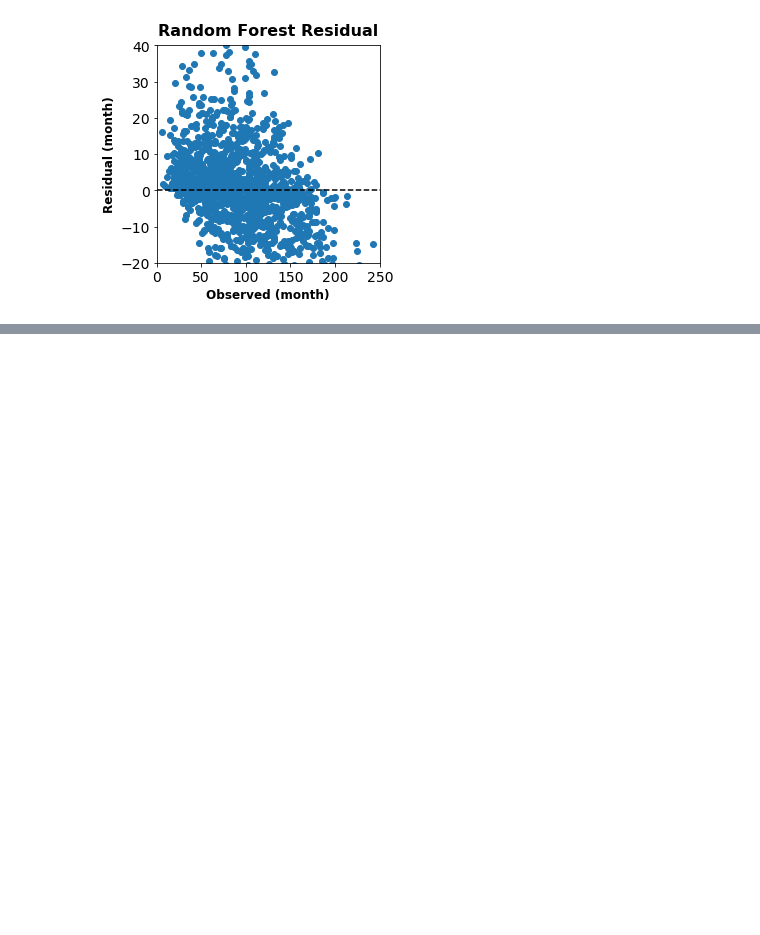
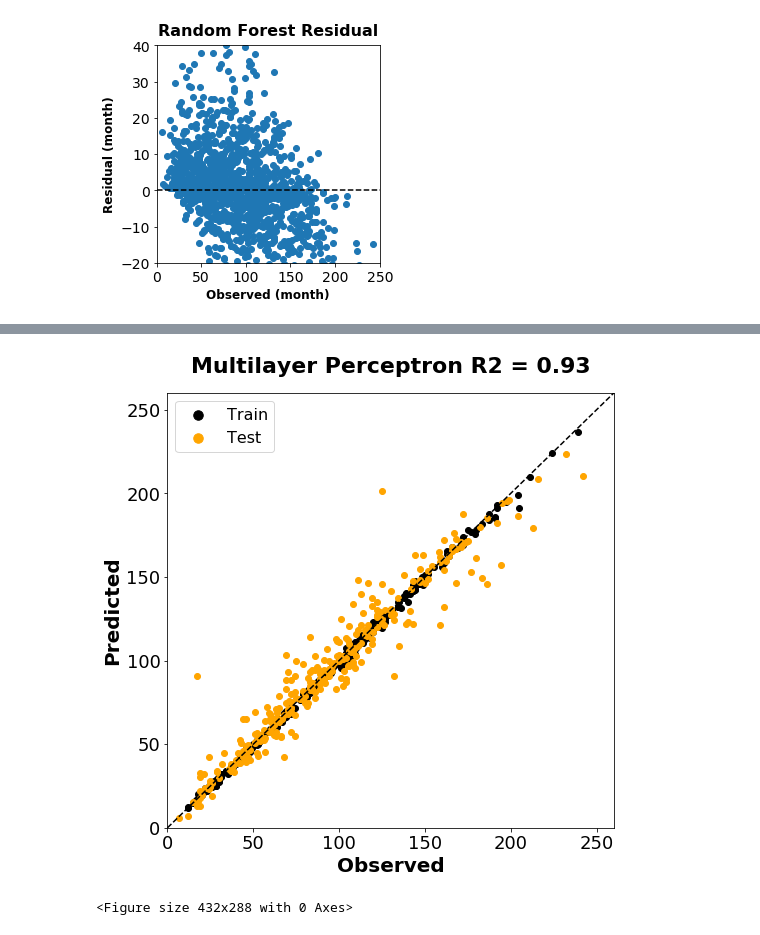
Before and after one commit to Clairehw/LifeSpan, a Jupyter notebook: LifeSpan.ipynb, the cells around one changed output, grey strips where cells are left out. Drawn from its saved outputs; the diff is of its cells as text; code cells hidden in the pictures; blank space fills up the shorter version.

```diff
--- a/LifeSpan.ipynb
+++ b/LifeSpan.ipynb
@@ -423,0 +539,20 @@ df_score.to_csv('df_score.csv')
+# %%
+plt.figure(figsize=(8,8))
+plt.scatter(y_train[1000:1300], y_train_nn[1000:1300], label = 'Train', color='black')
+plt.scatter(y_test[1000:1300], y_test_nn[1000:1300], label = 'Test', color ='orange')
+plt.plot(range(300), range(300), '-k',linestyle ='--')
+plt.xlim(0, 260)
+plt.ylim(0, 260)
+plt.title('Multilayer Perceptron R2 = 0.93', fontsize =22, fontweight = 'bold', pad=20)
+plt.xlabel('Observed',fontsize =20, fontweight = 'bold')
+plt.ylabel('Predicted',fontsize =20, fontweight = 'bold')
+plt.xticks(fontsize = 18)
+plt.yticks(fontsize = 18)
+a = plt.legend(loc='upper left', fontsize = 16)
+a.legendHandles[0]._sizes =[90]
+a.legendHandles[1]._sizes =[90]
+plt.show()
+plt.savefig('Multilayer Perceptron predicted vs observed.png', dpi = 400)
+# %% [output]
+[figure, added]
+<Figure size 432x288 with 0 Axes>
```
Also changed, not shown: parts of 28 cells of this notebook, 3 other files.
